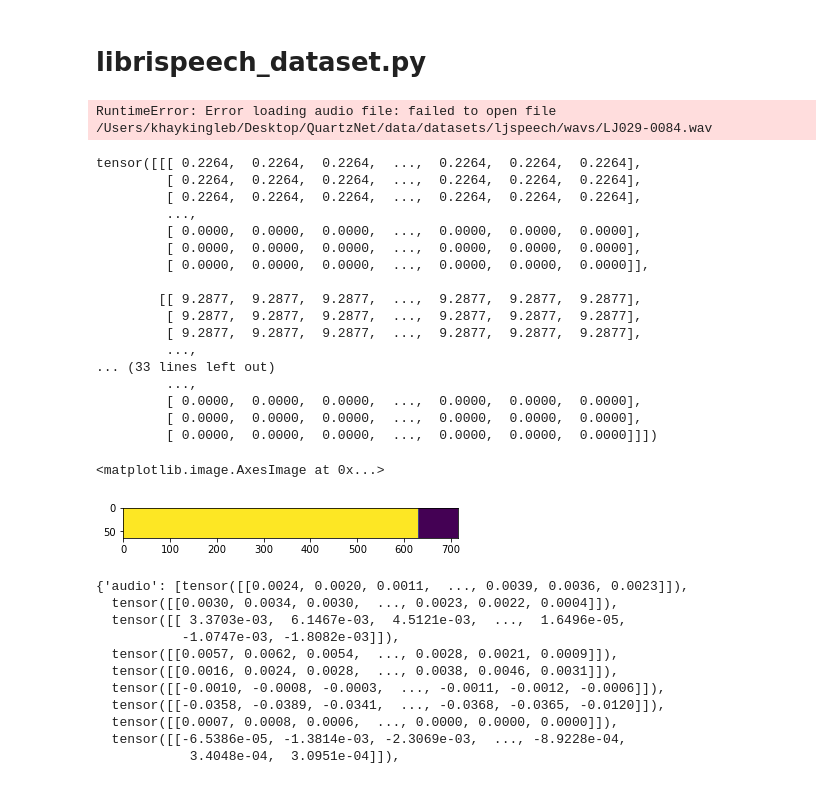
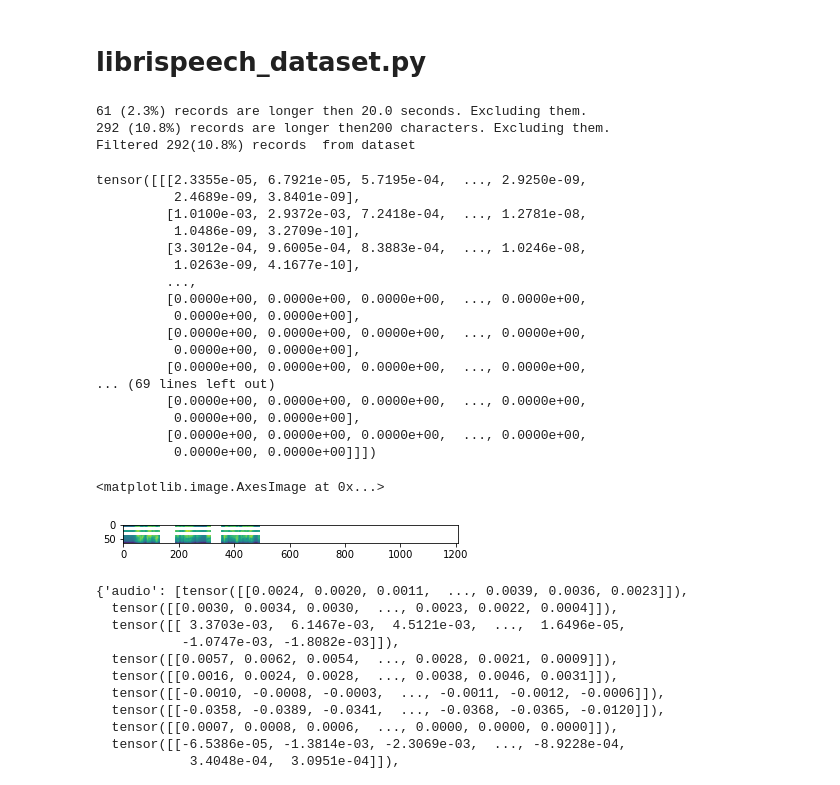
Before and after one commit to khaykingleb/Automatic-Speech-Recognition, a Jupyter notebook: notebooks/debug 2.ipynb, the cells around one changed output. Saved outputs shown, nothing was run; the diff lists cells and outputs as text; code cells hidden in the pictures.

```diff
--- a/notebooks/debug 2.ipynb
+++ b/notebooks/debug 2.ipynb
@@ -7,7 +7,7 @@ sys.path.append('../')
 import json
 from asr.utils.parse_config import ConfigParser
 # %%
-config_file = open('../configs/quartznet_ljspeech_config.json')
+config_file = open('../configs/new.json')
 config_file = json.load(config_file)
 config_parser = ConfigParser(config_file)
 # %%
@@ -50,7 +50,9 @@ text_encoder = TextEncoder(get_simple_alphabet())
 # %%
 dataloaders = get_dataloaders(configs=config_parser, text_encoder=text_encoder)
 # %% [output]
-RuntimeError: Error loading audio file: failed to open file /Users/khaykingleb/Desktop/QuartzNet/data/datasets/ljspeech/wavs/LJ029-0084.wav
+61 (2.3%) records are longer then 20.0 seconds. Excluding them.
+292 (10.8%) records are longer then200 characters. Excluding them.
+Filtered 292(10.8%) records  from dataset
 # %%
 dataloader_train = dataloaders['train']
 # %%
@@ -59,31 +61,31 @@ for batch in dataloader_train:
 # %%
 batch["spectrogram"]
 # %% [output]
-tensor([[[ 0.2264,  0.2264,  0.2264,  ...,  0.2264,  0.2264,  0.2264],
-         [ 0.2264,  0.2264,  0.2264,  ...,  0.2264,  0.2264,  0.2264],
-         [ 0.2264,  0.2264,  0.2264,  ...,  0.2264,  0.2264,  0.2264],
+tensor([[[2.3355e-05, 6.7921e-05, 5.7195e-04,  ..., 2.9250e-09,
+          2.4689e-09, 3.8401e-09],
+         [1.0100e-03, 2.9372e-03, 7.2418e-04,  ..., 1.2781e-08,
+          1.0486e-09, 3.2709e-10],
+         [3.3012e-04, 9.6005e-04, 8.3883e-04,  ..., 1.0246e-08,
+          1.0263e-09, 4.1677e-10],
          ...,
-         [ 0.0000,  0.0000,  0.0000,  ...,  0.0000,  0.0000,  0.0000],
-         [ 0.0000,  0.0000,  0.0000,  ...,  0.0000,  0.0000,  0.0000],
-         [ 0.0000,  0.0000,  0.0000,  ...,  0.0000,  0.0000,  0.0000]],
-
-        [[ 9.2877,  9.2877,  9.2877,  ...,  9.2877,  9.2877,  9.2877],
-         [ 9.2877,  9.2877,  9.2877,  ...,  9.2877,  9.2877,  9.2877],
-         [ 9.2877,  9.2877,  9.2877,  ...,  9.2877,  9.2877,  9.2877],
-         ...,
-... (33 lines left out)
-         ...,
-         [ 0.0000,  0.0000,  0.0000,  ...,  0.0000,  0.0000,  0.0000],
-         [ 0.0000,  0.0000,  0.0000,  ...,  0.0000,  0.0000,  0.0000],
-         [ 0.0000,  0.0000,  0.0000,  ...,  0.0000,  0.0000,  0.0000]]])
+         [0.0000e+00, 0.0000e+00, 0.0000e+00,  ..., 0.0000e+00,
+          0.0000e+00, 0.0000e+00],
+         [0.0000e+00, 0.0000e+00, 0.0000e+00,  ..., 0.0000e+00,
+          0.0000e+00, 0.0000e+00],
+         [0.0000e+00, 0.0000e+00, 0.0000e+00,  ..., 0.0000e+00,
+... (69 lines left out)
+         [0.0000e+00, 0.0000e+00, 0.0000e+00,  ..., 0.0000e+00,
+          0.0000e+00, 0.0000e+00],
+         [0.0000e+00, 0.0000e+00, 0.0000e+00,  ..., 0.0000e+00,
+          0.0000e+00, 0.0000e+00]]])
 # %%
 from asr.logger.utils import plot_spectrogram
 import matplotlib.pyplot as plt
 # %%
-plt.imshow(batch['spectrogram'][3].permute(1, 0))
+plt.imshow(batch['spectrogram'][3].log().permute(1, 0))
 # %% [output]
 <matplotlib.image.AxesImage at 0x...>
-[figure, old version]
+[figure, new version]
 # %%
 batch
 # %% [output]
```
Also changed, not shown: parts of 26 cells of this notebook, 5 other files.
